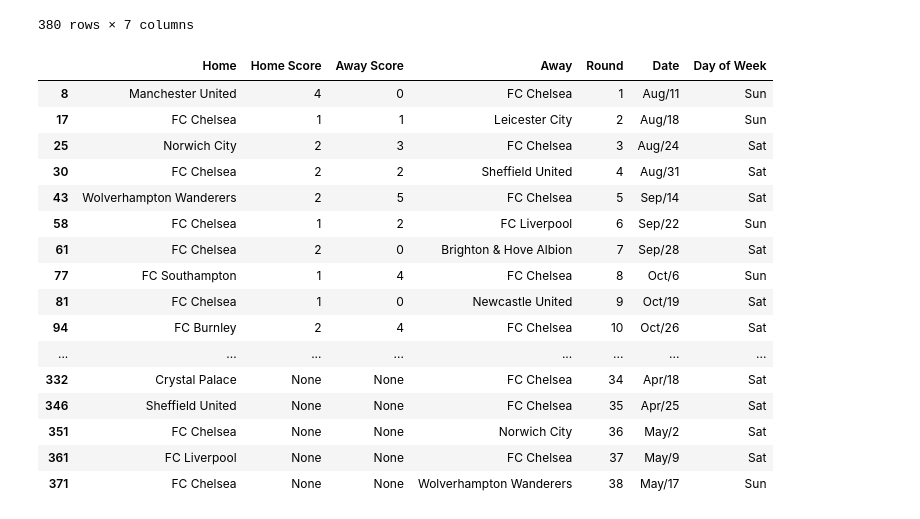
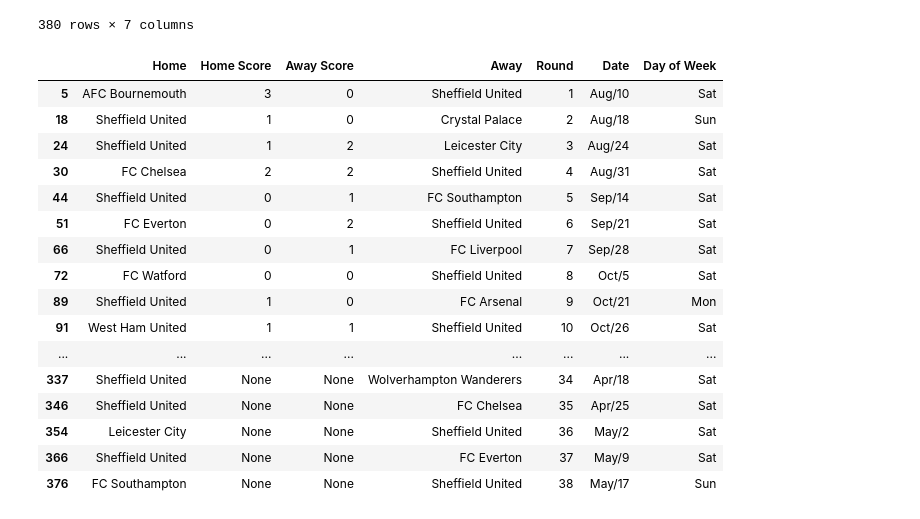
Before and after one commit to frankimi/Premier-League-Standing, a Jupyter notebook: Premier League 2019-2020 Analysis.ipynb, the cells around one changed output. Drawn from its saved outputs; the diff is of its cells as text; code cells hidden in the pictures.

```diff
--- a/Premier League 2019-2020 Analysis.ipynb
+++ b/Premier League 2019-2020 Analysis.ipynb
@@ -98,25 +98,26 @@ results_df
 | 378 | Manchester City | None | None | Norwich City | 38 | May/17 | Sun |
 | 379 | FC Burnley | None | None | Brighton & Hove Albion | 38 | May/17 | Sun |
 380 rows × 7 columns
-# %%
-# Chelsea games
-
-results_df[(results_df['Home'] == 'FC Chelsea') | (results_df['Away'] == 'FC Chelsea')]
-# %% [output]
-|  | Home | Home Score | Away Score | Away | Round | Date | Day of Week |
-| 8 | Manchester United | 4 | 0 | FC Chelsea | 1 | Aug/11 | Sun |
-| 17 | FC Chelsea | 1 | 1 | Leicester City | 2 | Aug/18 | Sun |
-| 25 | Norwich City | 2 | 3 | FC Chelsea | 3 | Aug/24 | Sat |
-| 30 | FC Chelsea | 2 | 2 | Sheffield United | 4 | Aug/31 | Sat |
-| 43 | Wolverhampton Wanderers | 2 | 5 | FC Chelsea | 5 | Sep/14 | Sat |
-| 58 | FC Chelsea | 1 | 2 | FC Liverpool | 6 | Sep/22 | Sun |
-| 61 | FC Chelsea | 2 | 0 | Brighton & Hove Albion | 7 | Sep/28 | Sat |
-| 77 | FC Southampton | 1 | 4 | FC Chelsea | 8 | Oct/6 | Sun |
-| 81 | FC Chelsea | 1 | 0 | Newcastle United | 9 | Oct/19 | Sat |
-| 94 | FC Burnley | 2 | 4 | FC Chelsea | 10 | Oct/26 | Sat |
-| ... | ... | ... | ... | ... | ... | ... | ... |
-| 332 | Crystal Palace | None | None | FC Chelsea | 34 | Apr/18 | Sat |
-| 346 | Sheffield United | None | None | FC Chelsea | 35 | Apr/25 | Sat |
-| 351 | FC Chelsea | None | None | Norwich City | 36 | May/2 | Sat |
-| 361 | FC Liverpool | None | None | FC Chelsea | 37 | May/9 | Sat |
-| 371 | FC Chelsea | None | None | Wolverhampton Wanderers | 38 | May/17 | Sun |
+# %%
+# fixtures for selected team
+select_team = 'Sheffield United'
+
+results_df[(results_df['Home'] == select_team) | (results_df['Away'] == select_team)]
+# %% [output]
+|  | Home | Home Score | Away Score | Away | Round | Date | Day of Week |
+| 5 | AFC Bournemouth | 3 | 0 | Sheffield United | 1 | Aug/10 | Sat |
+| 18 | Sheffield United | 1 | 0 | Crystal Palace | 2 | Aug/18 | Sun |
+| 24 | Sheffield United | 1 | 2 | Leicester City | 3 | Aug/24 | Sat |
+| 30 | FC Chelsea | 2 | 2 | Sheffield United | 4 | Aug/31 | Sat |
+| 44 | Sheffield United | 0 | 1 | FC Southampton | 5 | Sep/14 | Sat |
+| 51 | FC Everton | 0 | 2 | Sheffield United | 6 | Sep/21 | Sat |
+| 66 | Sheffield United | 0 | 1 | FC Liverpool | 7 | Sep/28 | Sat |
+| 72 | FC Watford | 0 | 0 | Sheffield United | 8 | Oct/5 | Sat |
+| 89 | Sheffield United | 1 | 0 | FC Arsenal | 9 | Oct/21 | Mon |
+| 91 | West Ham United | 1 | 1 | Sheffield United | 10 | Oct/26 | Sat |
+| ... | ... | ... | ... | ... | ... | ... | ... |
+| 337 | Sheffield United | None | None | Wolverhampton Wanderers | 34 | Apr/18 | Sat |
+| 346 | Sheffield United | None | None | FC Chelsea | 35 | Apr/25 | Sat |
+| 354 | Leicester City | None | None | Sheffield United | 36 | May/2 | Sat |
+| 366 | Sheffield United | None | None | FC Everton | 37 | May/9 | Sat |
+| 376 | FC Southampton | None | None | Sheffield United | 38 | May/17 | Sun |
```
Also changed, not shown: parts of 3 cells of this notebook.
